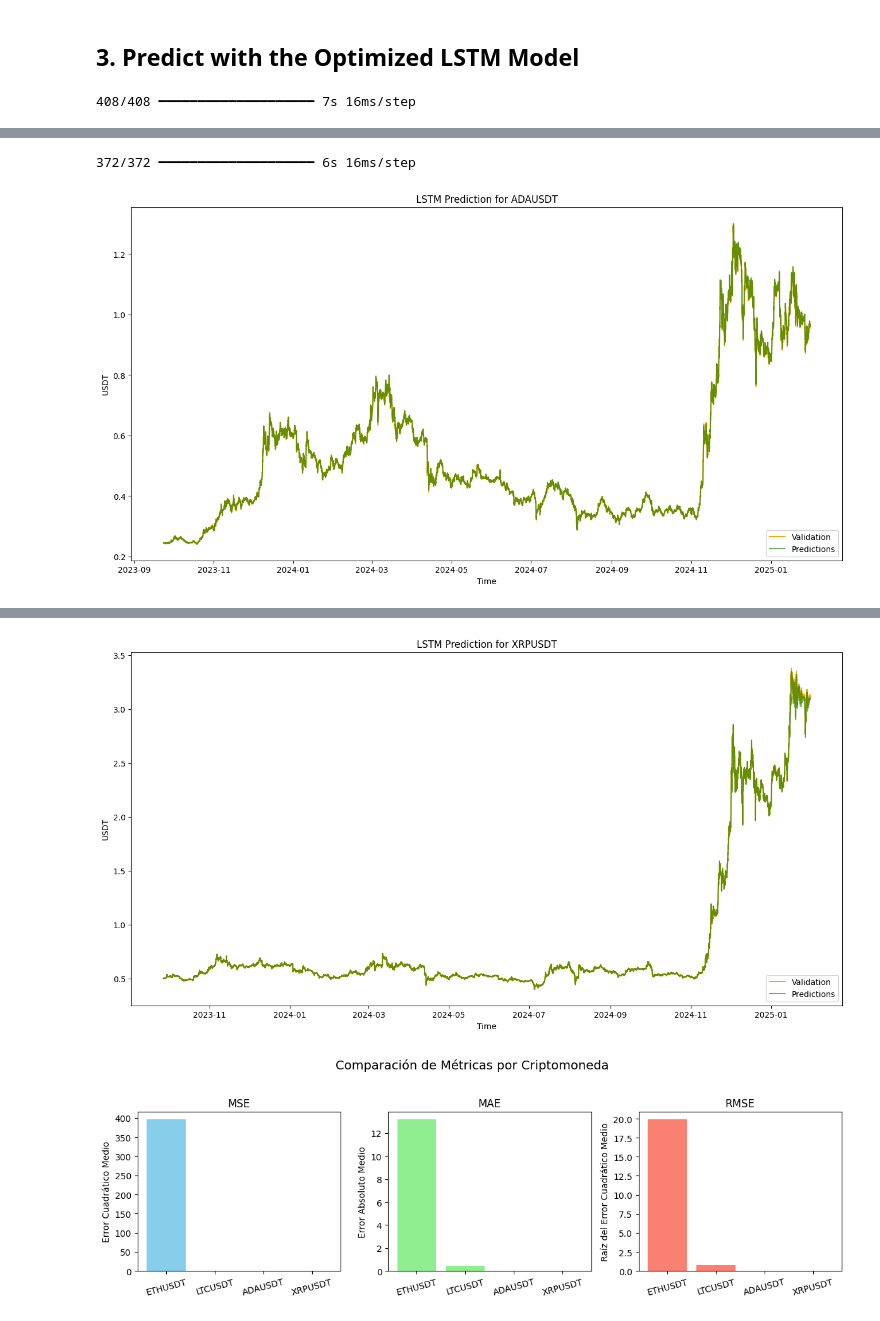
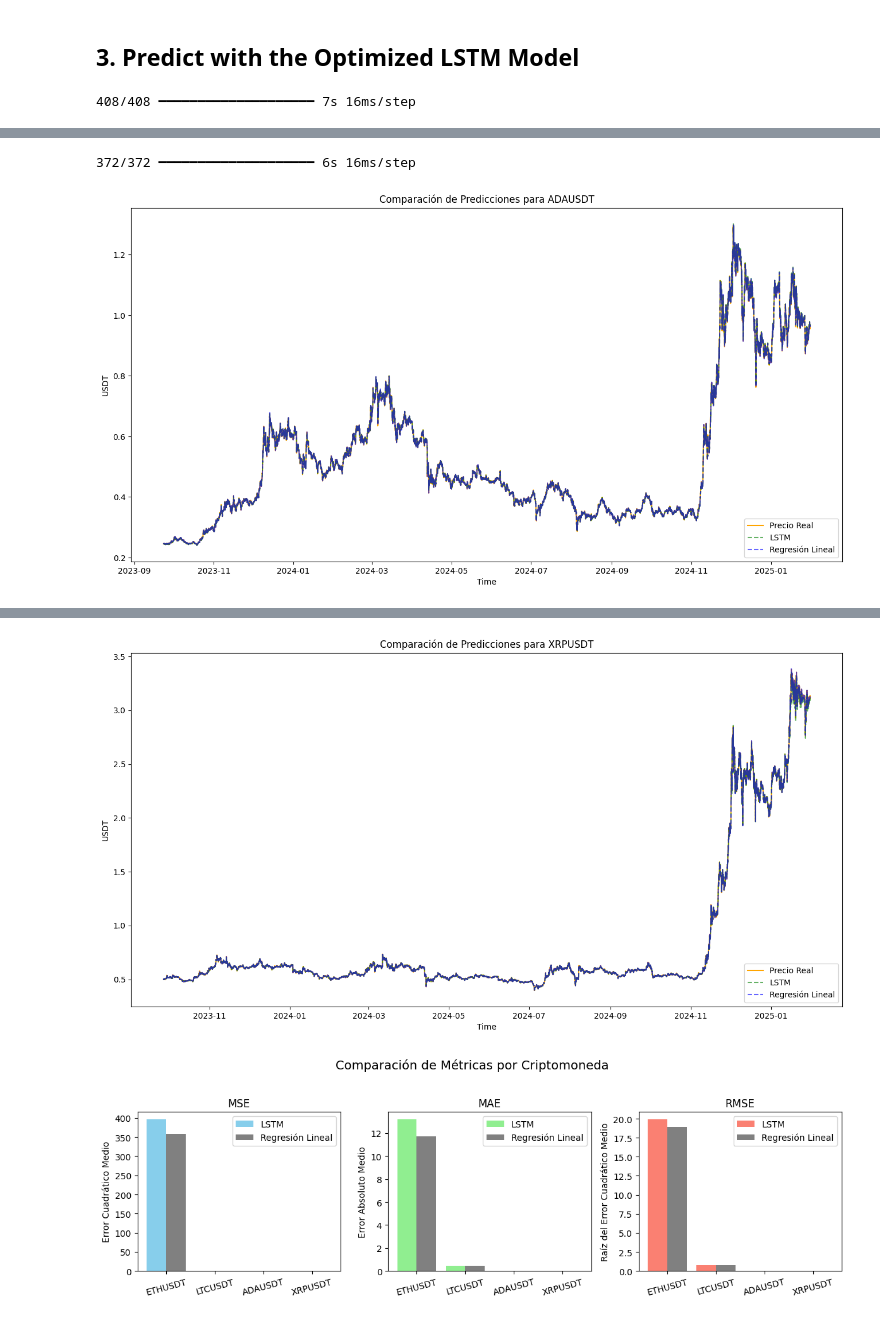
Before and after one commit to GRQ34/ML-Proyecto-Final, a Jupyter notebook: 5. Pruebas sobre otras criptomonedas.ipynb, the cells around one changed output, grey strips where cells are left out. Drawn from its saved outputs; the diff is of its cells as text; code cells hidden in the pictures.

Commit message:
up to date 2 german

```diff
--- a/5. Pruebas sobre otras criptomonedas.ipynb
+++ b/5. Pruebas sobre otras criptomonedas.ipynb
@@ -51,8 +47,12 @@ XRPUSDT CSV listo.
 # %% [markdown]
 ## 3. Predict with the Optimized LSTM Model
 # %%
+# Cargar modelo de regresión lineal
+linreg_model = joblib.load("weights/linear_regression_model.pkl")
+
 # Listas para métricas de cada criptomoneda
-mse_list, rmse_list, mae_list = [], [], []
+mse_list_lstm, rmse_list_lstm, mae_list_lstm = [], [], []
+mse_list_linreg, rmse_list_linreg, mae_list_linreg = [], [], []
 
 # Procesamiento y entrenamiento para cada criptomoneda
 X_train = np.load("data/X_train.npy")
@@ -87,53 +87,77 @@ for crypto in cryptos:
         # Cargar pesos del modelo optimizado
         model.load_weights("weights/optimized_model.weights.h5")
 
-        # Predicciones
-        predictions = model.predict(X_test)
-        predictions = scaler.inverse_transform(predictions)
+        # Predicciones LSTM
+        predictions_lstm = model.predict(X_test)
+        predictions_lstm = scaler.inverse_transform(predictions_lstm)
+
+        # Predicciones Regresión Lineal
+        predictions_linreg = linreg_model.predict(X_test.reshape(X_test.shape[0], -1))
+        predictions_linreg = scaler.inverse_transform(predictions_linreg.reshape(-1, 1))
 
         # Visualización
         dates = np.array(data["Close Time"].values)
         valid = scaler.inverse_transform(y_test.reshape(-1, 1))
 
         plt.figure(figsize=(16, 8))
-        plt.title(f"LSTM Prediction for {crypto}")
+        plt.title(f"Comparación de Predicciones para {crypto}")
         plt.xlabel("Time")
         plt.ylabel("USDT")
-        plt.plot(dates[train_close_len:], valid, color="orange")
-        plt.plot(dates[train_close_len:], predictions, alpha=0.6, color="green")
-        plt.legend(["Validation", "Predictions"], loc="lower right")
+        plt.plot(dates[train_close_len:], valid, color="orange", label="Precio Real")
+        plt.plot(dates[train_close_len:], predictions_lstm, alpha=0.6, color="green", label="LSTM", linestyle="--")
+        plt.plot(dates[train_close_len:], predictions_linreg, alpha=0.6, color="blue", label="Regresión Lineal", linestyle="--")
+        plt.legend(loc="lower right")
         plt.show()
 
-        mse = np.mean(np.square(valid - predictions))
-        rmse = math.sqrt(mse)
-        mae = np.mean(np.abs(valid - predictions))
+        mse_lstm = np.mean(np.square(valid - predictions_lstm))
+        rmse_lstm = math.sqrt(mse_lstm)
+        mae_lstm = np.mean(np.abs(valid - predictions_lstm))
 
-        mse_list.append(mse)
-        rmse_list.append(rmse)
-        mae_list.append(mae)
+        mse_linreg = np.mean(np.square(valid - predictions_linreg))
+        rmse_linreg = math.sqrt(mse_linreg)
+        mae_linreg = np.mean(np.abs(valid - predictions_linreg))
+
+        mse_list_lstm.append(mse_lstm)
+        rmse_list_lstm.append(rmse_lstm)
+        mae_list_lstm.append(mae_lstm)
+
+        mse_list_linreg.append(mse_linreg)
+        rmse_list_linreg.append(rmse_linreg)
+        mae_list_linreg.append(mae_linreg)
 
 # Comparación de métricas
 fig, axes = plt.subplots(1, 3, figsize=(12, 4))
 fig.suptitle("Comparación de Métricas por Criptomoneda", fontsize=14)
 
+x = np.arange(len(cryptos))
+width = 0.4
+
 # MSE
-axes[0].bar(cryptos, mse_list, color="skyblue")
+axes[0].bar(x - width/2, mse_list_lstm, width, label="LSTM", color="skyblue")
+axes[0].bar(x + width/2, mse_list_linreg, width, label="Regresión Lineal", color="gray")
 axes[0].set_title("MSE")
 axes[0].set_ylabel("Error Cuadrático Medio")
+axes[0].set_xticks(x)
+axes[0].set_xticklabels(cryptos, rotation=15)
+axes[0].legend()
 
 # MAE
-axes[1].bar(cryptos, mae_list, color="lightgreen")
+axes[1].bar(x - width/2, mae_list_lstm, width, label="LSTM", color="lightgreen")
+axes[1].bar(x + width/2, mae_list_linreg, width, label="Regresión Lineal", color="gray")
 axes[1].set_title("MAE")
 axes[1].set_ylabel("Error Absoluto Medio")
+axes[1].set_xticks(x)
+axes[1].set_xticklabels(cryptos, rotation=15)
+axes[1].legend()
 
 # RMSE
-axes[2].bar(cryptos, rmse_list, color="salmon")
+axes[2].bar(x - width/2, rmse_list_lstm, width, label="LSTM", color="salmon")
+axes[2].bar(x + width/2, rmse_list_linreg, width, label="Regresión Lineal", color="gray")
 axes[2].set_title("RMSE")
 axes[2].set_ylabel("Raíz del Error Cuadrático Medio")
-
-# Ajustar etiquetas del eje x
-for ax in axes:
-    ax.set_xticklabels(cryptos, rotation=15)
+axes[2].set_xticks(x)
+axes[2].set_xticklabels(cryptos, rotation=15)
+axes[2].legend()
 
 plt.tight_layout(rect=[0, 0, 1, 0.95])
 plt.show()
@@ -145,2 +169,2 @@ plt.show()
 372/372 ━━━━━━━━━━━━━━━━━━━━ 6s 16ms/step
-[figure, old version]
+[figure, new version]
@@ -148,2 +172,2 @@ plt.show()
-[figure, old version]
+[figure, new version]
-[figure, old version]
+[figure, new version]
```
Also changed, not shown: parts of 3 cells of this notebook, 3 other files.
